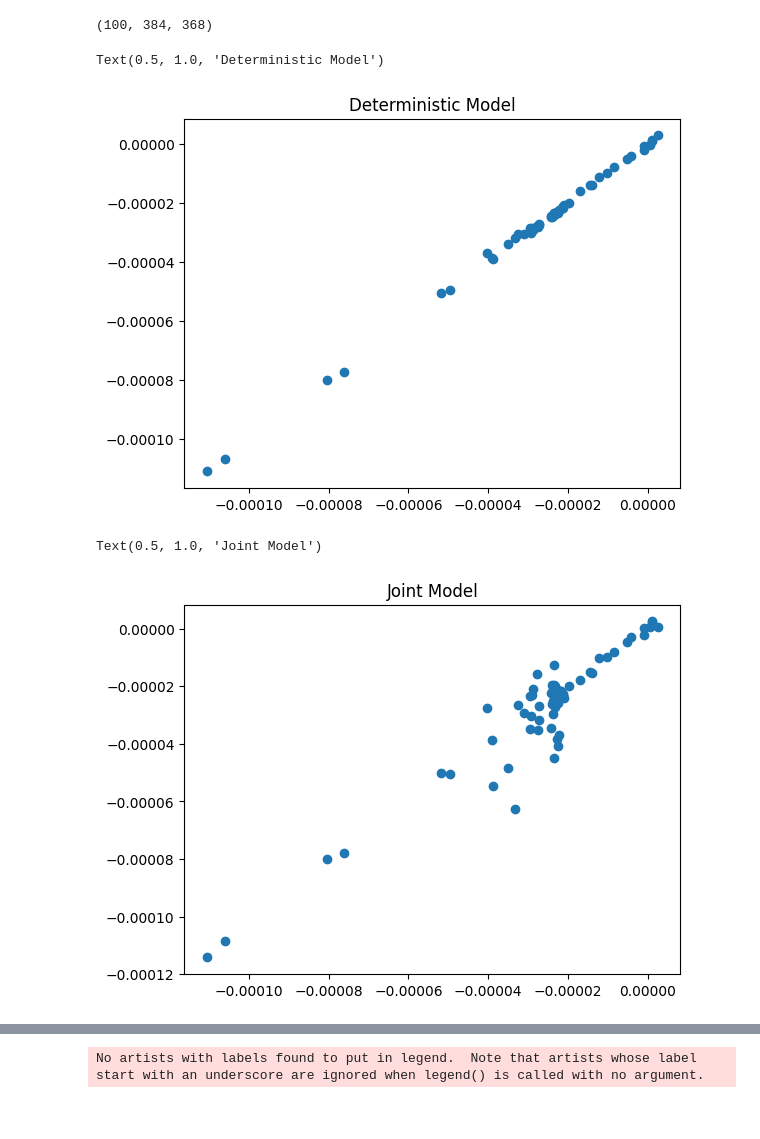
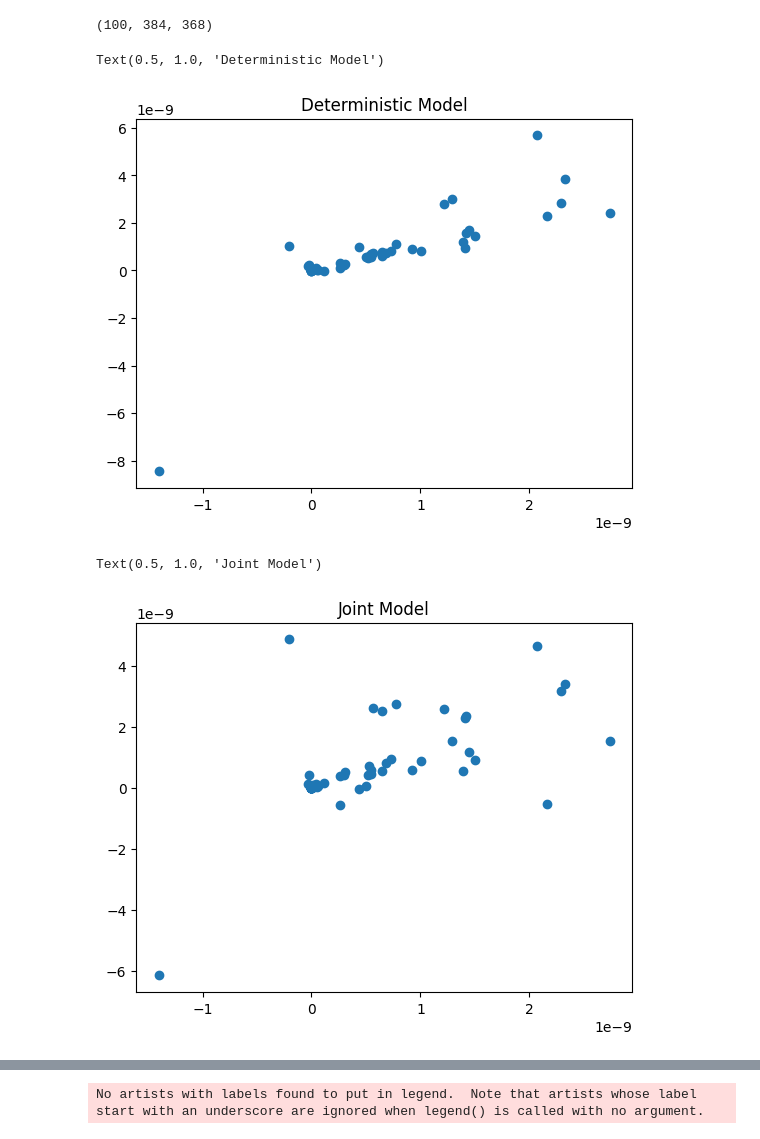
Before and after one commit to katherinefrields/climsim-kaggle-edition, a Jupyter notebook: evaluation/offline/joint_inference.ipynb, the cells around one changed output, grey strips where cells are left out. Drawn from its saved outputs; the diff is of its cells as text; code cells hidden in the pictures.

```diff
--- a/evaluation/offline/joint_inference.ipynb
+++ b/evaluation/offline/joint_inference.ipynb
@@ -361,8 +361,8 @@ def inference_joint_model(data, deterministic_model_path, res_model_path, actual
     torch.cuda.empty_cache()
     return det_preds, joint_preds, plain_det_list, plain_joint_list
 # %%
-diff_path = '/pscratch/sd/k/kfrields/hugging/E3SM-MMF_saved_models/diffusion_models/diff_test_refactored_smaller_LR/diff_model.pt'
-standard_unet_path = '/pscratch/sd/k/kfrields/hugging/E3SM-MMF_saved_models/diffusion_models/diff_test_refactored_smaller_LR/unet_model.pt'
+diff_path = '/pscratch/sd/k/kfrields/hugging/E3SM-MMF_saved_models/diffusion_models/diff_test_refactored_smaller_LR_1_epoch/diff_model.pt'
+standard_unet_path = '/pscratch/sd/k/kfrields/hugging/E3SM-MMF_saved_models/diffusion_models/diff_test_refactored_smaller_LR_1_epoch/unet_model.pt'
 # %%
 det_preds, joint_preds, plain_det_list, plain_joint_list = inference_joint_model(data,
                                         standard_unet_path,
@@ -638,21 +643,21 @@ standard_unet_preds.shape
 # %% [output]
 (100, 384, 368)
 # %%
-target = reshaped_target[:1, :1, 0:60]
-preds = det_preds[:1, :1 , 0:60]
+target = reshaped_target[:1, :1, 60:120]
+preds = det_preds[:1, :1 , 60:120]
 
 new_shape = (np.prod(target.shape[:-1]), target.shape[-1])
 target_flattened = target.reshape(new_shape)
 preds_flattened = preds.reshape(new_shape)
 
 plt.scatter(target_flattened, preds_flattened)
 plt.title('Deterministic Model')
 # %% [output]
 Text(0.5, 1.0, 'Deterministic Model')
-[figure, old version]
+[figure, new version]
 # %%
-target = actual_target[:1, :1, 0:60]
-preds = joint_preds[:1, :1 , 0:60]
+target = actual_target[:1, :1, 60:120]
+preds = joint_preds[:1, :1 , 60:120]
 
 new_shape = (np.prod(target.shape[:-1]), target.shape[-1])
 target_flattened = target.reshape(new_shape)
@@ -662,7 +667,7 @@ plt.scatter(target_flattened, preds_flattened)
 plt.title('Joint Model')
 # %% [output]
 Text(0.5, 1.0, 'Joint Model')
-[figure, old version]
+[figure, new version]
 # %%
 target = actual_target[:1, :1, 0:60] - det_preds[:1, :1 , 0:60]
 preds = joint_preds[:1, :1 , 0:60] - det_preds[:1, :1 , 0:60]
```
Also changed, not shown: parts of 3 cells of this notebook.
